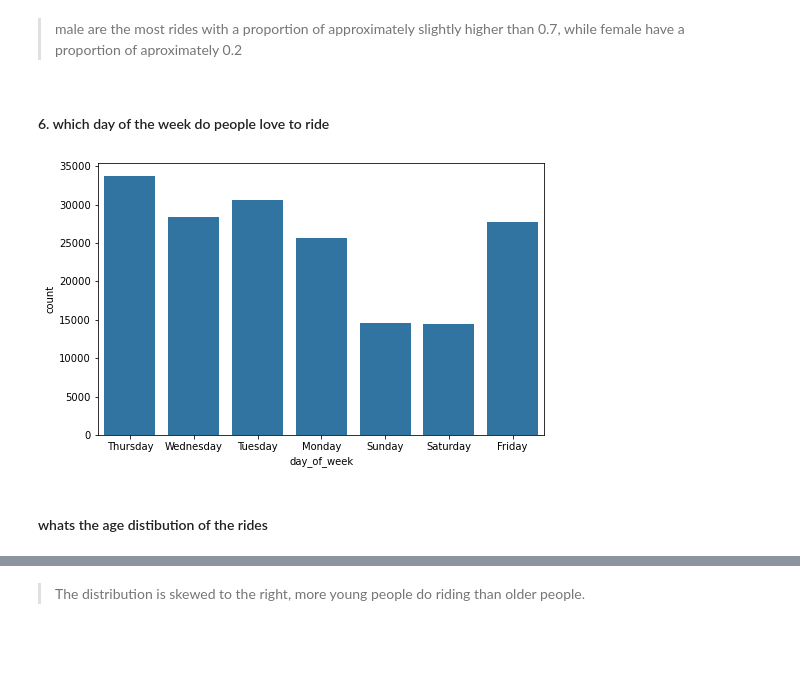
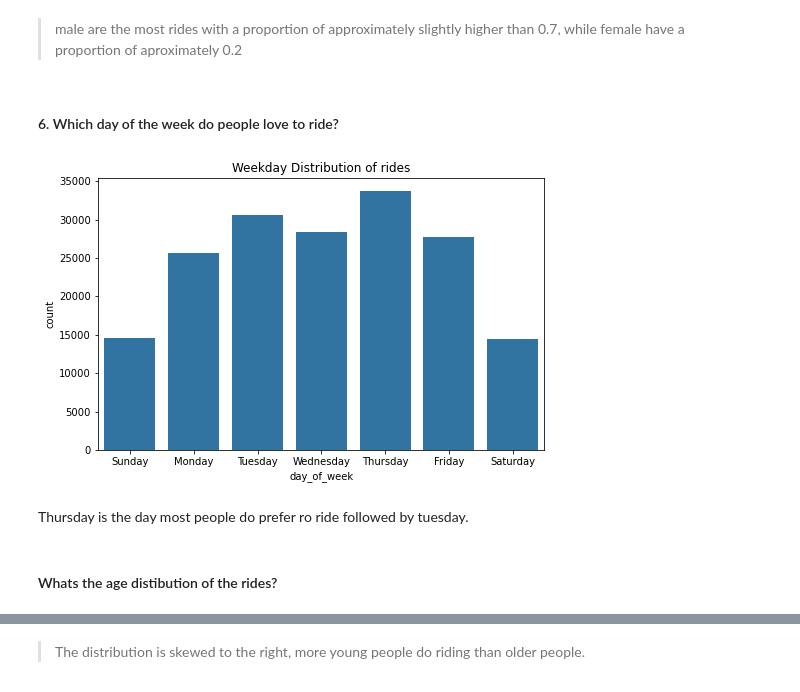
Before and after one commit to spkibe/Communicate_Data-_Findings, a Jupyter notebook: Part_I_exploration_Ford_GoBike_Analysis.ipynb, the cells around one changed output, grey strips where cells are left out. Cells and saved outputs as stored; diff of their text form; code cells hidden in the pictures; blank space fills up the shorter version.

```diff
--- a/Part_I_exploration_Ford_GoBike_Analysis.ipynb
+++ b/Part_I_exploration_Ford_GoBike_Analysis.ipynb
@@ -336,16 +339,25 @@ plt.show()
 # %% [markdown]
 > male are the most rides with a proportion of approximately slightly higher than 0.7, while female have a proportion of aproximately 0.2
 # %% [markdown]
-#### 6. which day of the week do people love to ride
+#### 6. Which day of the week do people love to ride?
 # %%
 # get day from start time
 # The day of the week with Monday=0, Sunday=6.
 df['day_of_week'] = df['start_time'].dt.day_name()
 
+# weekdays order
+week_order = ['Sunday', 'Monday', 'Tuesday', 'Wednesday', 'Thursday', 'Friday', 'Saturday']
+
 plt.figure(figsize=(8, 5))
-sns.countplot(x='day_of_week', data=df, color=base_color);
+sns.countplot(x='day_of_week', data=df, color=base_color,
+             order=week_order)
+# labels $ title
+plt.title("Weekday Distribution of rides")
+plt.show()
 # %% [output]
-[figure, old version]
+[figure, new version]
+# %% [markdown]
+Thursday is the day most people do prefer ro ride followed by tuesday.
 # %% [markdown]
-#### whats the age distibution of the rides
+#### Whats the age distibution of the rides?
 # %%
```
Also changed, not shown: parts of 49 cells of this notebook, 3 other files.
